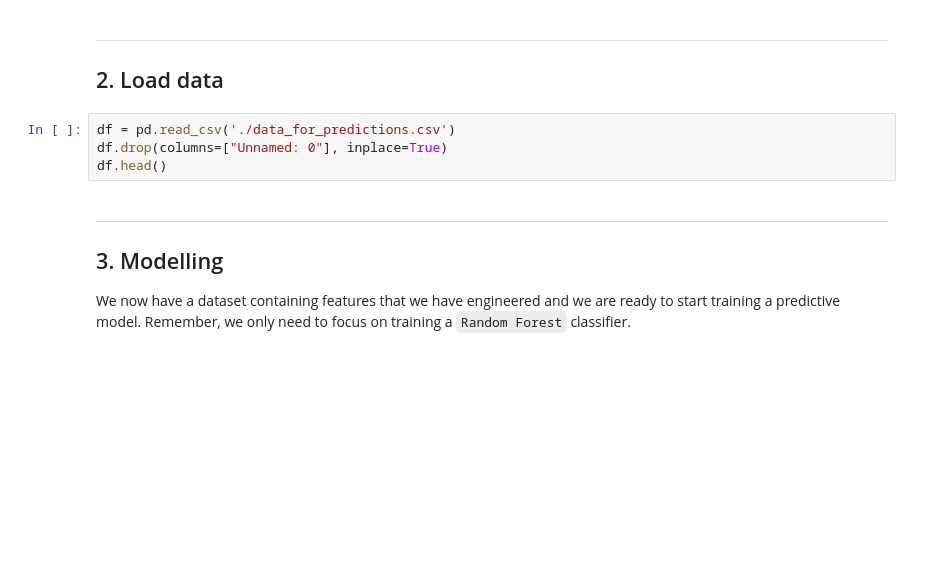
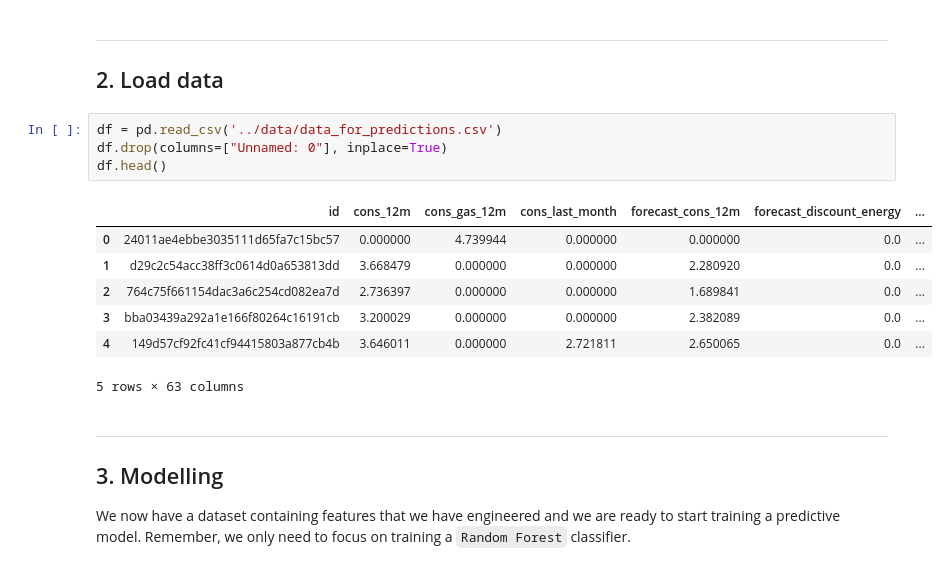
Before and after one commit to garimajain-nitk/ds, a Jupyter notebook: churn_analysis/03-Modeling.ipynb, the cells around one changed output. Cells and saved outputs as stored; diff of their text form; blank space fills up the shorter version.

```diff
--- a/churn_analysis/03-Modeling.ipynb
+++ b/churn_analysis/03-Modeling.ipynb
@@ -29,9 +29,17 @@ sns.set(color_codes=True)
 ---
 ## 2. Load data
 # %%
-df = pd.read_csv('./data_for_predictions.csv')
+df = pd.read_csv('../data/data_for_predictions.csv')
 df.drop(columns=["Unnamed: 0"], inplace=True)
 df.head()
+# %% [output]
+|  | id | cons_12m | cons_gas_12m | cons_last_month | forecast_cons_12m | forecast_discount_energy | ... |
+| 0 | 24011ae4ebbe3035111d65fa7c15bc57 | 0.000000 | 4.739944 | 0.000000 | 0.000000 | 0.0 | ... |
+| 1 | d29c2c54acc38ff3c0614d0a653813dd | 3.668479 | 0.000000 | 0.000000 | 2.280920 | 0.0 | ... |
+| 2 | 764c75f661154dac3a6c254cd082ea7d | 2.736397 | 0.000000 | 0.000000 | 1.689841 | 0.0 | ... |
+| 3 | bba03439a292a1e166f80264c16191cb | 3.200029 | 0.000000 | 0.000000 | 2.382089 | 0.0 | ... |
+| 4 | 149d57cf92fc41cf94415803a877cb4b | 3.646011 | 0.000000 | 2.721811 | 2.650065 | 0.0 | ... |
+5 rows × 63 columns
 # %% [markdown]
 ---
 
```
Also changed, not shown: parts of 7 cells of this notebook.
